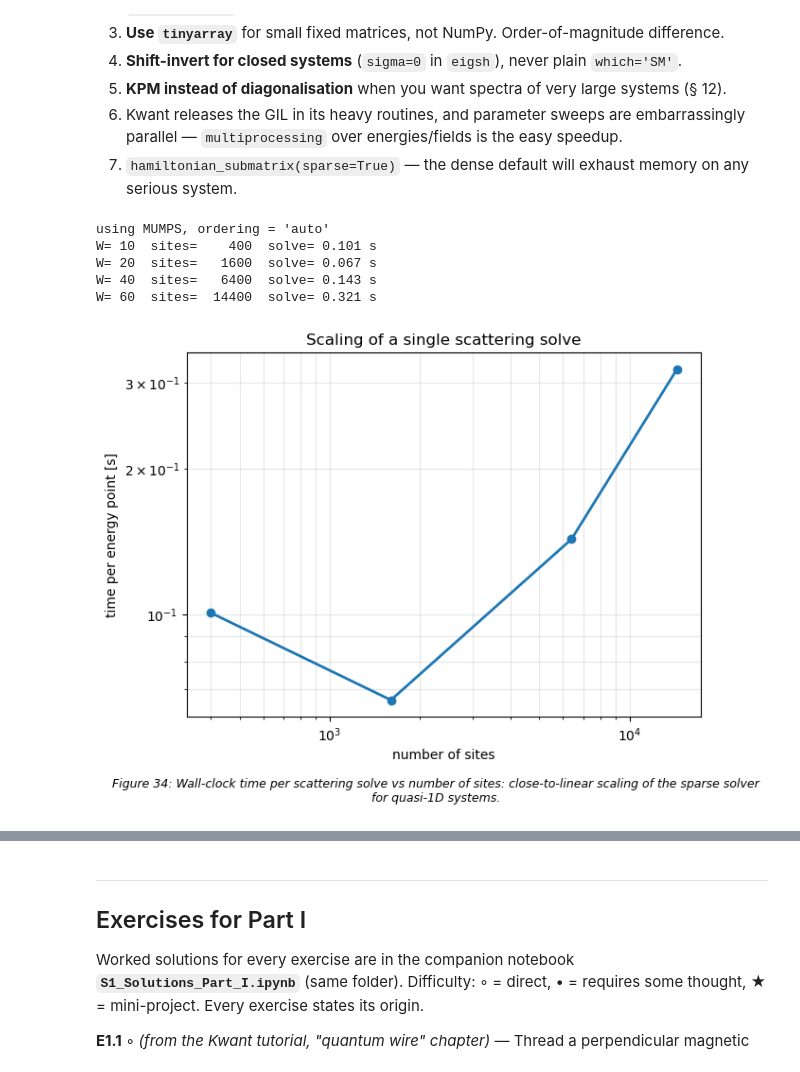
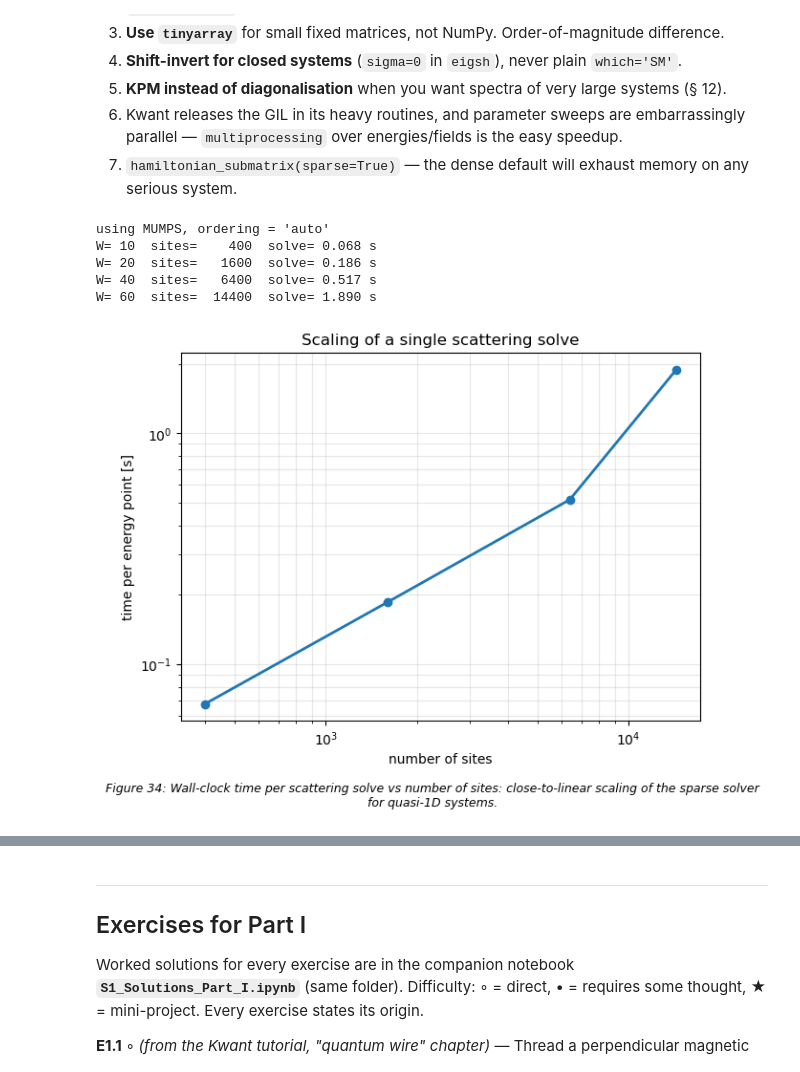
Before and after one commit to fabiocampolim-design/kwant-skill, a Jupyter notebook: chapters/07_Solvers_Pitfalls_and_Exercises_I.ipynb, the cells around one changed output, grey strips where cells are left out. Cells and saved outputs as stored; diff of their text form; code cells hidden in the pictures.

```diff
--- a/chapters/07_Solvers_Pitfalls_and_Exercises_I.ipynb
+++ b/chapters/07_Solvers_Pitfalls_and_Exercises_I.ipynb
@@ -172,38 +172,42 @@ except ImportError:
     print("MUMPS unavailable; using scipy sparse")
 
 lat = kwant.lattice.square(norbs=1)
 
 def timed_wire(L, W, t=1.0):
     syst = kwant.Builder()
     syst[(lat(x, y) for x in range(L) for y in range(W))] = 4 * t
     syst[lat.neighbors()] = -t
     lead = kwant.Builder(kwant.TranslationalSymmetry((-1, 0)))
     lead[(lat(0, j) for j in range(W))] = 4 * t
     lead[lat.neighbors()] = -t
     syst.attach_lead(lead); syst.attach_lead(lead.reversed())
     f = syst.finalized()
 
     t0 = time.time()
     kwant.smatrix(f, 0.5).transmission(1, 0)
     return len(f.sites), time.time() - t0
 
+timed_wire(L=4 * 10, W=10)  # warm-up: first MUMPS call pays one-off symbolic-
+                            # factorisation / import overhead that has nothing
+                            # to do with system size and would otherwise pollute
+                            # the smallest data point below
 sizes, times = [], []
 for W in (10, 20, 40, 60):
     n, dt = timed_wire(L=4 * W, W=W)
     sizes.append(n); times.append(dt)
     print(f"W={W:3d}  sites={n:7d}  solve={dt:6.3f} s")
 
 pyplot.loglog(sizes, times, 'o-', lw=2)
 pyplot.xlabel("number of sites"); pyplot.ylabel("time per energy point [s]")
 pyplot.title("Scaling of a single scattering solve")
 pyplot.grid(alpha=.3, which='both'); show_fig(r'Wall-clock time per scattering solve vs number of sites: close-to-linear scaling of the sparse solver for quasi-1D systems.')
 # %% [output]
 using MUMPS, ordering = 'auto'
-W= 10  sites=    400  solve= 0.101 s
-W= 20  sites=   1600  solve= 0.067 s
-W= 40  sites=   6400  solve= 0.143 s
-W= 60  sites=  14400  solve= 0.321 s
+W= 10  sites=    400  solve= 0.068 s
+W= 20  sites=   1600  solve= 0.186 s
+W= 40  sites=   6400  solve= 0.517 s
+W= 60  sites=  14400  solve= 1.890 s
-[figure, old version]
+[figure, new version]
 # %%
 # --- Parallel parameter sweep -------------------------------------------------
 # Energy points are independent, so an energy sweep is embarrassingly parallel.
```
Also changed, not shown: parts of 2 cells of this notebook, 19 other files.
